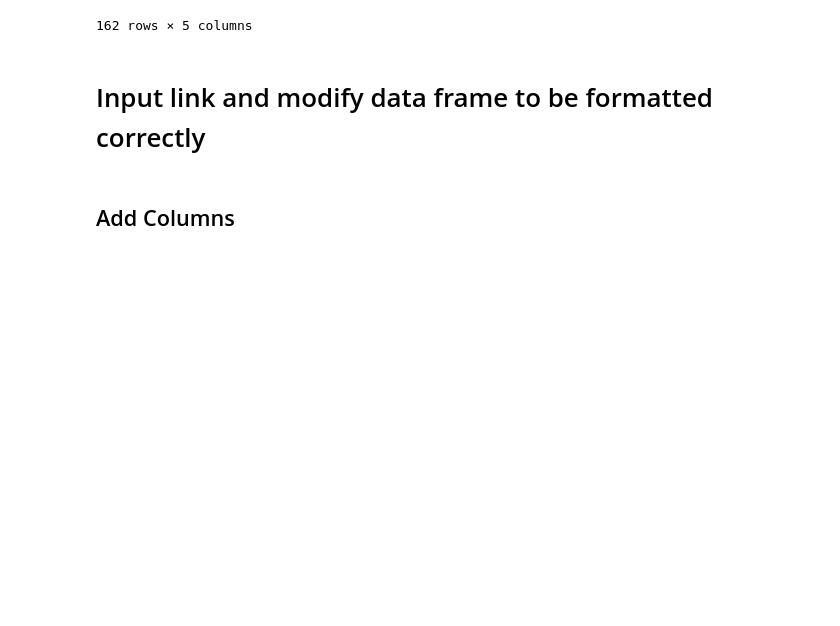
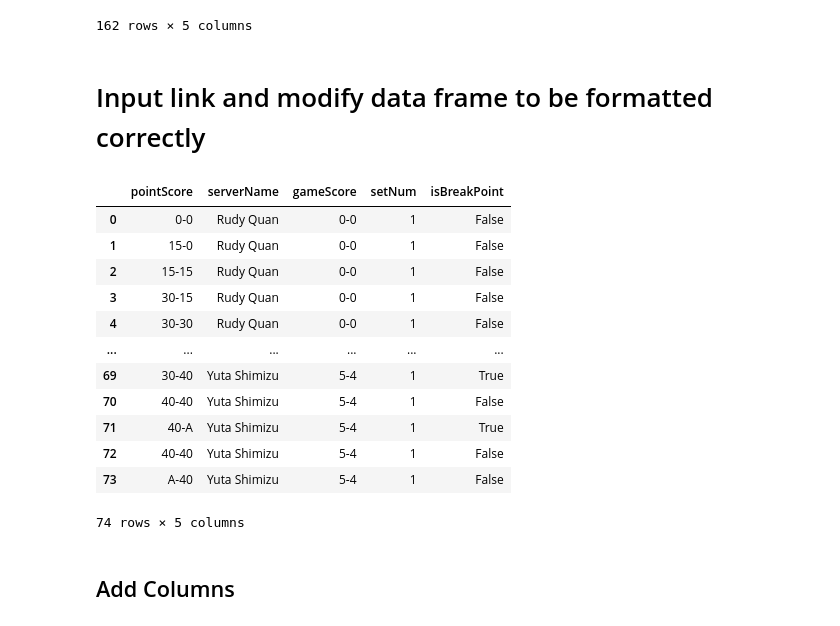
Before and after one commit to cjgimena/UCLA-Tennis-Consulting, a Jupyter notebook: Webscraping/Webscraping Project.ipynb, the cells around one changed output. Cells and saved outputs as stored; diff of their text form; code cells hidden in the pictures; blank space fills up the shorter version.

```diff
--- a/Webscraping/Webscraping Project.ipynb
+++ b/Webscraping/Webscraping Project.ipynb
@@ -731,6 +798,22 @@ extract_point_by_point(url)
 # %%
 url = 'https://www.tennislive.net/atp/match/yuta-shimizu-VS-rudy-quan/little-rock-challenger-2024/'
 df = extract_point_by_point(url)
+# %%
+df[df['setNum'] == 1]
+# %% [output]
+|  | pointScore | serverName | gameScore | setNum | isBreakPoint |
+| 0 | 0-0 | Rudy Quan | 0-0 | 1 | False |
+| 1 | 15-0 | Rudy Quan | 0-0 | 1 | False |
+| 2 | 15-15 | Rudy Quan | 0-0 | 1 | False |
+| 3 | 30-15 | Rudy Quan | 0-0 | 1 | False |
+| 4 | 30-30 | Rudy Quan | 0-0 | 1 | False |
+| ... | ... | ... | ... | ... | ... |
+| 69 | 30-40 | Yuta Shimizu | 5-4 | 1 | True |
+| 70 | 40-40 | Yuta Shimizu | 5-4 | 1 | False |
+| 71 | 40-A | Yuta Shimizu | 5-4 | 1 | True |
+| 72 | 40-40 | Yuta Shimizu | 5-4 | 1 | False |
+| 73 | A-40 | Yuta Shimizu | 5-4 | 1 | False |
+74 rows × 5 columns
 # %% [markdown]
 ## Add Columns
 # %% [markdown]
```
Also changed, not shown: parts of 30 cells of this notebook, 1 other file.
